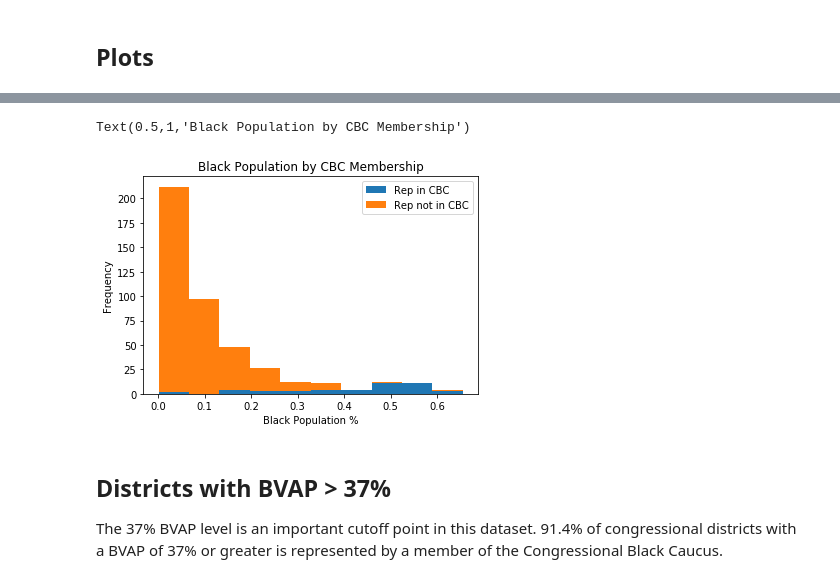
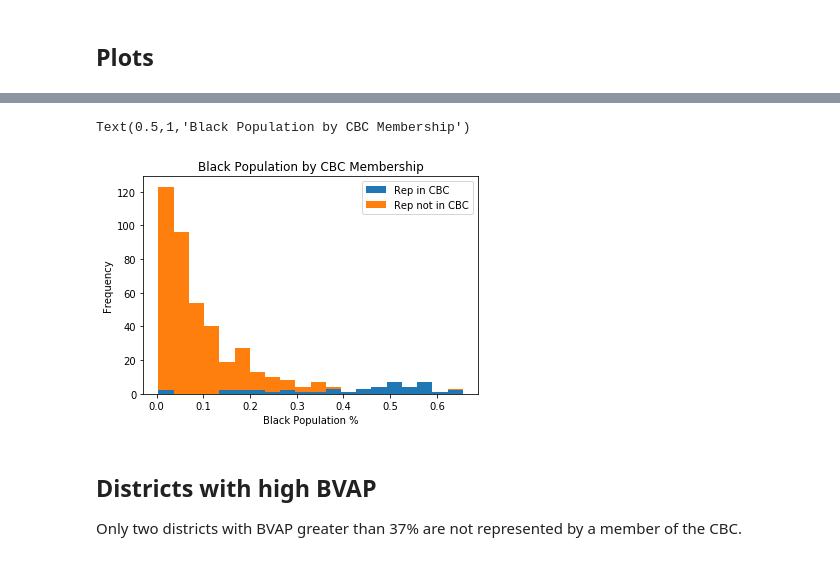
Before and after one commit to gerrymandr/bvap-cbc-notebook, a Jupyter notebook: BVAP_and_CBC.ipynb, the cells around one changed output, grey strips where cells are left out. Cells and saved outputs as stored; diff of their text form; code cells hidden in the pictures.

```diff
--- a/BVAP_and_CBC.ipynb
+++ b/BVAP_and_CBC.ipynb
@@ -29,7 +29,7 @@ cvap["is_in_cbc"] = cvap["GEOID"].apply(lambda geoid: geoid in cbc_geoids)
 cvap = cvap[cvap["GEOID"] != "50000US1198"]
 
 # Remove Puerto Rico
-cvap = cvap[cvap["GEOID"] != "50000US1198"]
+cvap = cvap[cvap["GEOID"] != "50000US7298"]
 
 cvap.to_csv("./data.csv")
 # %% [markdown]
@@ -49,17 +49,17 @@ Text(0.5,1,'BVAP% by CBC Membership')
 # %%
 black_pct_df = pandas.DataFrame({
     "Rep in CBC": cvap[cvap["is_in_cbc"]]["black_pct"],
     "Rep not in CBC": cvap[cvap["is_in_cbc"] == False]["black_pct"]
 })
 
-plot = black_pct_df.plot.hist(stacked=True)
+plot = black_pct_df.plot.hist(stacked=True, bins=20)
 plot.set_xlabel("Black Population %")
 plot.set_title("Black Population by CBC Membership")
 # %% [output]
 Text(0.5,1,'Black Population by CBC Membership')
-[figure, old version]
+[figure, new version]
 # %% [markdown]
-## Districts with BVAP > 37%
+## Districts with high BVAP
 
-The 37% BVAP level is an important cutoff point in this dataset. 91.4% of congressional districts with a BVAP of 37% or greater is represented by a member of the Congressional Black Caucus.
+Only two districts with BVAP greater than 37% are not represented by a member of the CBC.
 # %%
```
Also changed, not shown: parts of 3 cells of this notebook, 2 other files.
